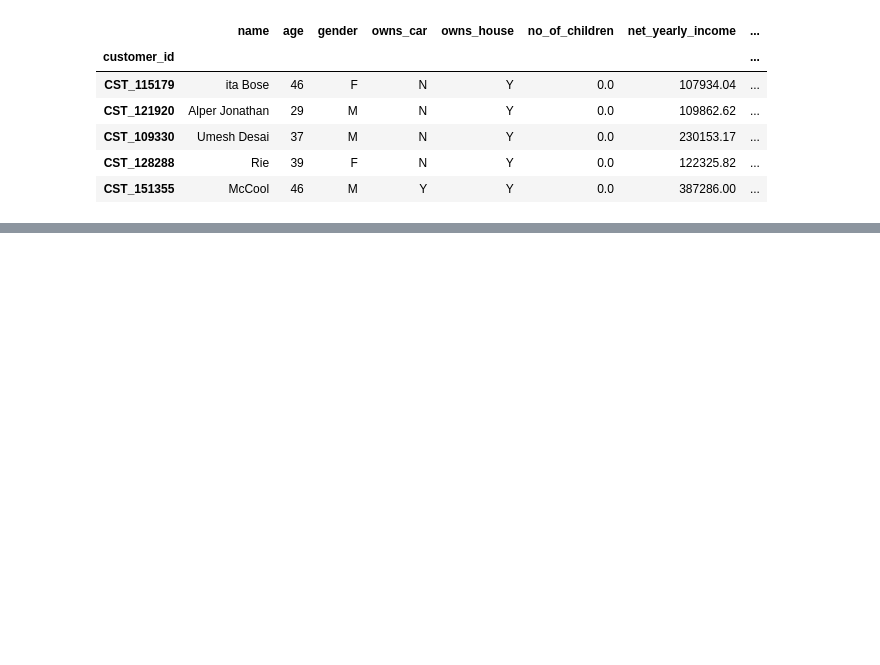
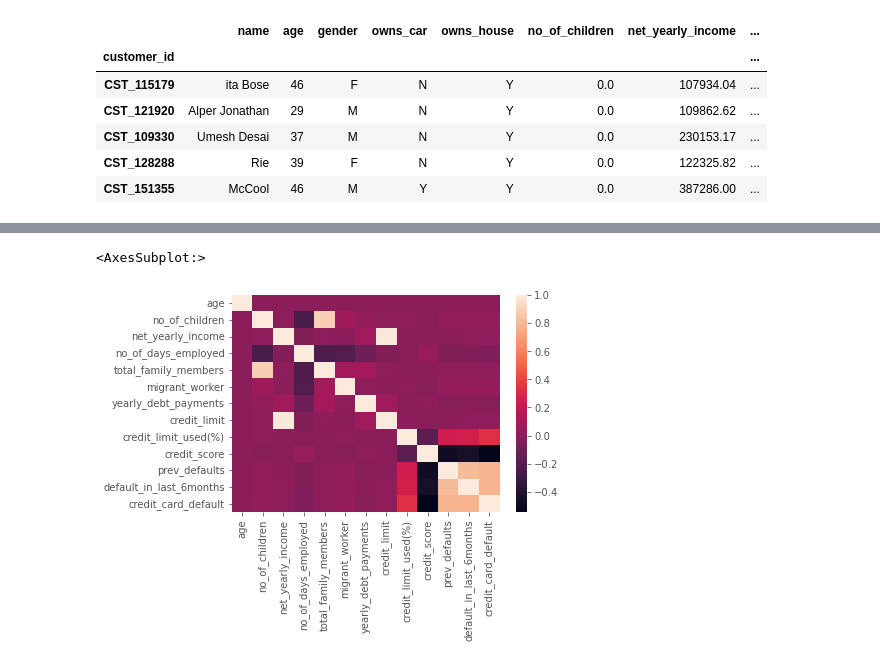
Before and after one commit to MonikaSinghGit/CreditCardDefaultAnalysis, a Jupyter notebook: CreditCardDefaultAnalysis.ipynb, the cells around one changed output, grey strips where cells are left out. Drawn from its saved outputs; the diff is of its cells as text; code cells hidden in the pictures; blank space fills up the shorter version.

```diff
--- a/CreditCardDefaultAnalysis.ipynb
+++ b/CreditCardDefaultAnalysis.ipynb
@@ -17,0 +220,3 @@ customer_data.head()
+# %%
+corr_matrix = customer_data.corr(method ='pearson')
+corr_matrix
@@ -17,0 +244,6 @@ customer_data.head()
+# %%
+import seaborn as sns
+sns.heatmap(corr_matrix)
+# %% [output]
+<AxesSubplot:>
+[figure, added]
```
Also changed, not shown: parts of 14 cells of this notebook.
